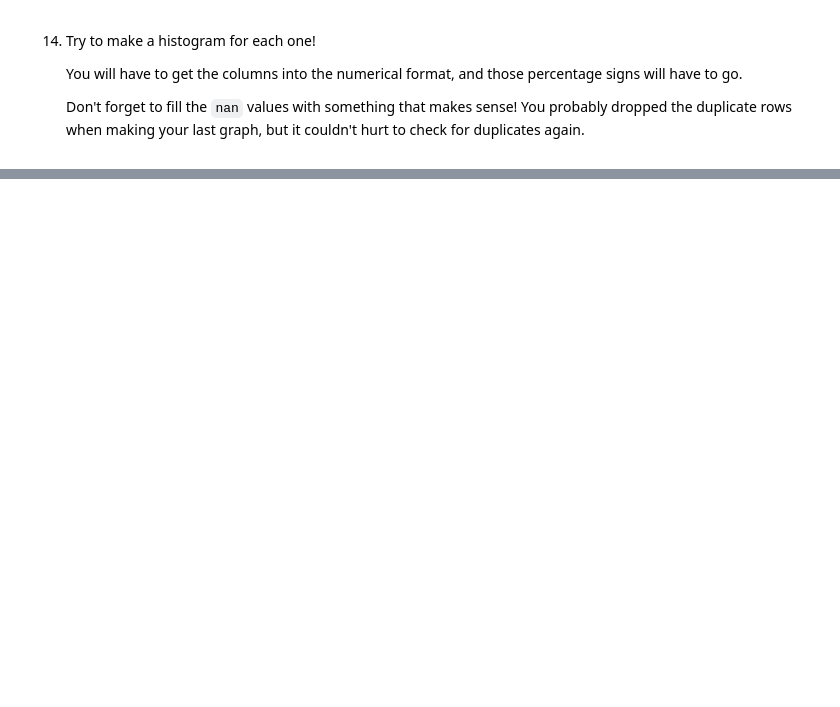
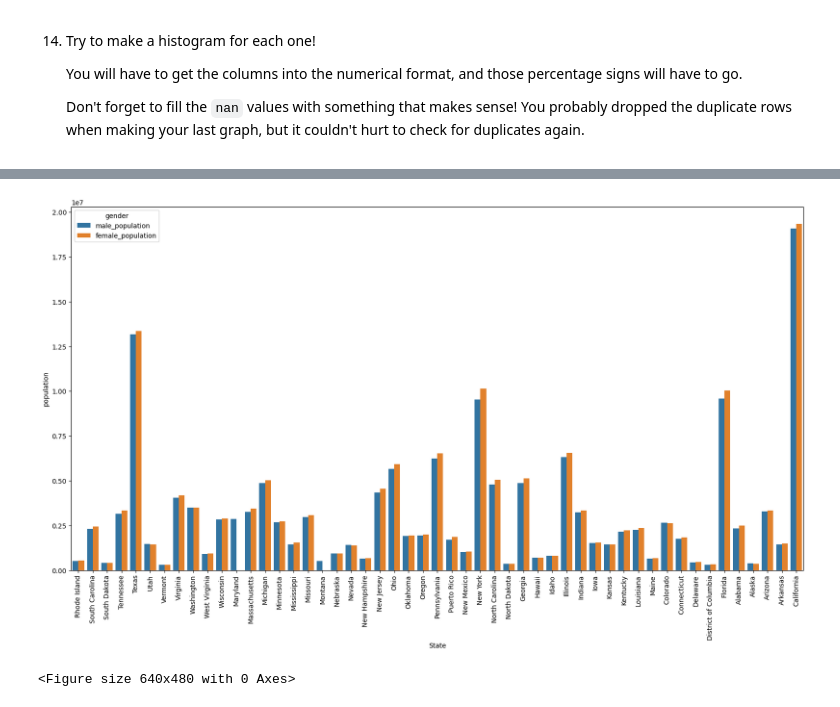
Before and after one commit to Pouria-Zarrin/Cleaning-US-Census-Data, a Jupyter notebook: Cleaning US Census Data.ipynb, the cells around one changed output, grey strips where cells are left out. Cells and saved outputs as stored; diff of their text form; code cells hidden in the pictures; blank space fills up the shorter version.

Commit message:
gender population added

```diff
--- a/Cleaning US Census Data.ipynb
+++ b/Cleaning US Census Data.ipynb
@@ -356,0 +434,15 @@ for i in range(len(ethnicity_list)):
+# %%
+fig, axes = plt.subplots(figsize=(20, 10))
+
+df_melted_gender = pd.melt(df, id_vars=['State', 'TotalPop'],
+                    value_vars=['male_population' , 'female_population'],
+                    var_name='gender', value_name='population')
+
+sns.barplot(x = "State" , y = "population" , hue = "gender" , data= df_melted_gender)
+axes.set_xticklabels(df_melted_gender['State'], rotation=90)
+
+plt.show()
+plt.clf()
+# %% [output]
+[figure, added]
+<Figure size 640x480 with 0 Axes>
```
Also changed, not shown: parts of 6 cells of this notebook.
